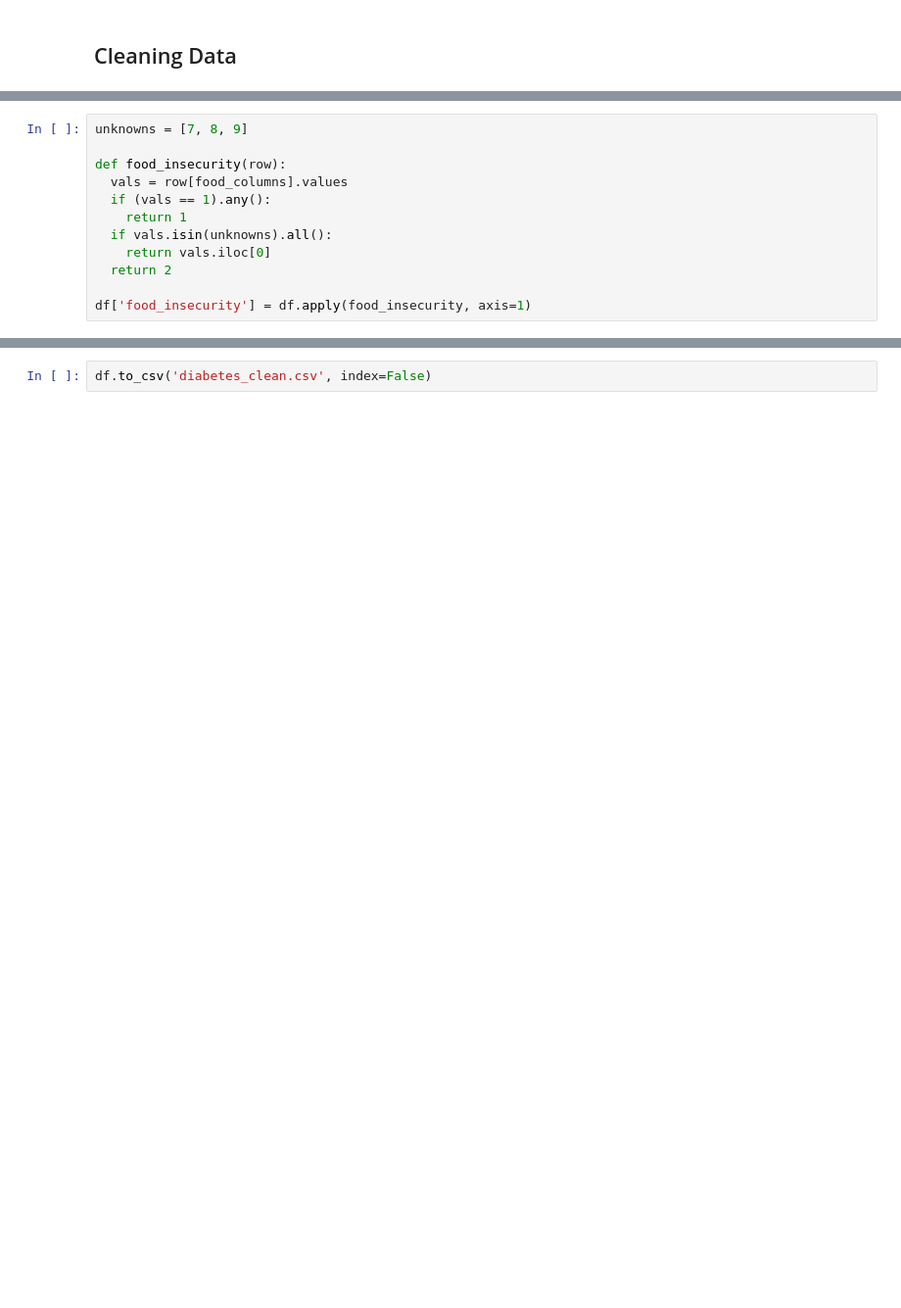
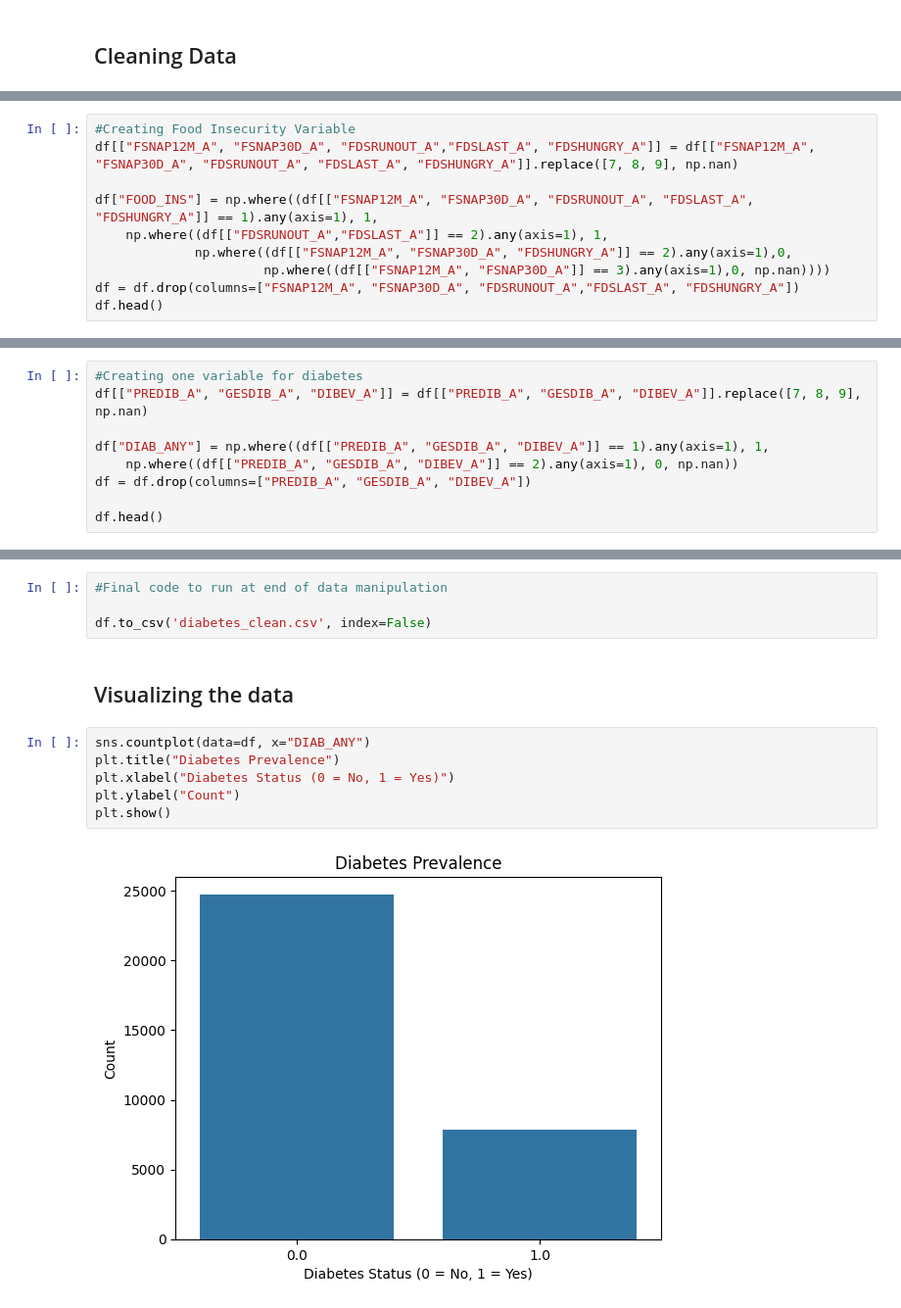
Before and after one commit to eaa3ug/clustering_assignment, a Jupyter notebook: Milestone3.ipynb, the cells around one changed output, grey strips where cells are left out. Shown at 98% size. Saved outputs shown, nothing was run; the diff lists cells and outputs as text; blank space fills up the shorter version.

```diff
--- a/Milestone3.ipynb
+++ b/Milestone3.ipynb
@@ -57,12 +45,10 @@ df['food_columns'] = df[food_columns].sum(axis=1)
-# %%
-unknowns = [7, 8, 9]
-
-def food_insecurity(row):
-  vals = row[food_columns].values
-  if (vals == 1).any():
-    return 1
-  if vals.isin(unknowns).all():
-    return vals.iloc[0]
-  return 2
-
-df['food_insecurity'] = df.apply(food_insecurity, axis=1)
+# %%
+#Creating Food Insecurity Variable
+df[["FSNAP12M_A", "FSNAP30D_A", "FDSRUNOUT_A","FDSLAST_A", "FDSHUNGRY_A"]] = df[["FSNAP12M_A", "FSNAP30D_A", "FDSRUNOUT_A", "FDSLAST_A", "FDSHUNGRY_A"]].replace([7, 8, 9], np.nan)
+
+df["FOOD_INS"] = np.where((df[["FSNAP12M_A", "FSNAP30D_A", "FDSRUNOUT_A", "FDSLAST_A", "FDSHUNGRY_A"]] == 1).any(axis=1), 1,
+    np.where((df[["FDSRUNOUT_A","FDSLAST_A"]] == 2).any(axis=1), 1,
+             np.where((df[["FSNAP12M_A", "FSNAP30D_A", "FDSHUNGRY_A"]] == 2).any(axis=1),0,
+                      np.where((df[["FSNAP12M_A", "FSNAP30D_A"]] == 3).any(axis=1),0, np.nan))))
+df = df.drop(columns=["FSNAP12M_A", "FSNAP30D_A", "FDSRUNOUT_A","FDSLAST_A", "FDSHUNGRY_A"])
+df.head()
@@ -68,0 +62,9 @@ df['food_insecurity'] = df.apply(food_insecurity, axis=1)
+# %%
+#Creating one variable for diabetes
+df[["PREDIB_A", "GESDIB_A", "DIBEV_A"]] = df[["PREDIB_A", "GESDIB_A", "DIBEV_A"]].replace([7, 8, 9], np.nan)
+
+df["DIAB_ANY"] = np.where((df[["PREDIB_A", "GESDIB_A", "DIBEV_A"]] == 1).any(axis=1), 1,
+    np.where((df[["PREDIB_A", "GESDIB_A", "DIBEV_A"]] == 2).any(axis=1), 0, np.nan))
+df = df.drop(columns=["PREDIB_A", "GESDIB_A", "DIBEV_A"])
+
+df.head()
@@ -69,2 +78,14 @@ df['food_insecurity'] = df.apply(food_insecurity, axis=1)
 # %%
+#Final code to run at end of data manipulation
+
 df.to_csv('diabetes_clean.csv', index=False)
+# %% [markdown]
+## Visualizing the data
+# %%
+sns.countplot(data=df, x="DIAB_ANY")
+plt.title("Diabetes Prevalence")
+plt.xlabel("Diabetes Status (0 = No, 1 = Yes)")
+plt.ylabel("Count")
+plt.show()
+# %% [output]
+[figure, added]
```
Also changed, not shown: parts of 23 cells of this notebook.
